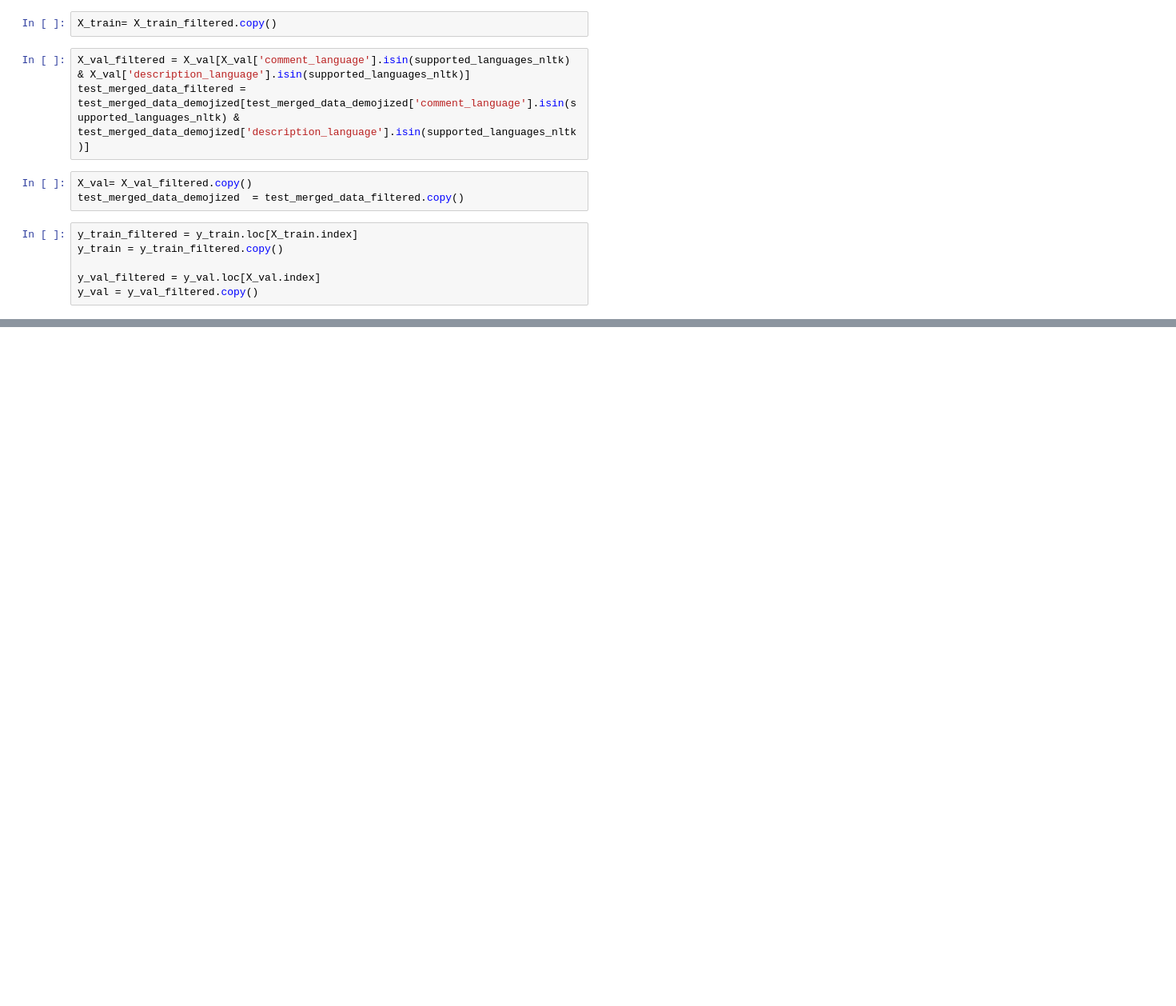
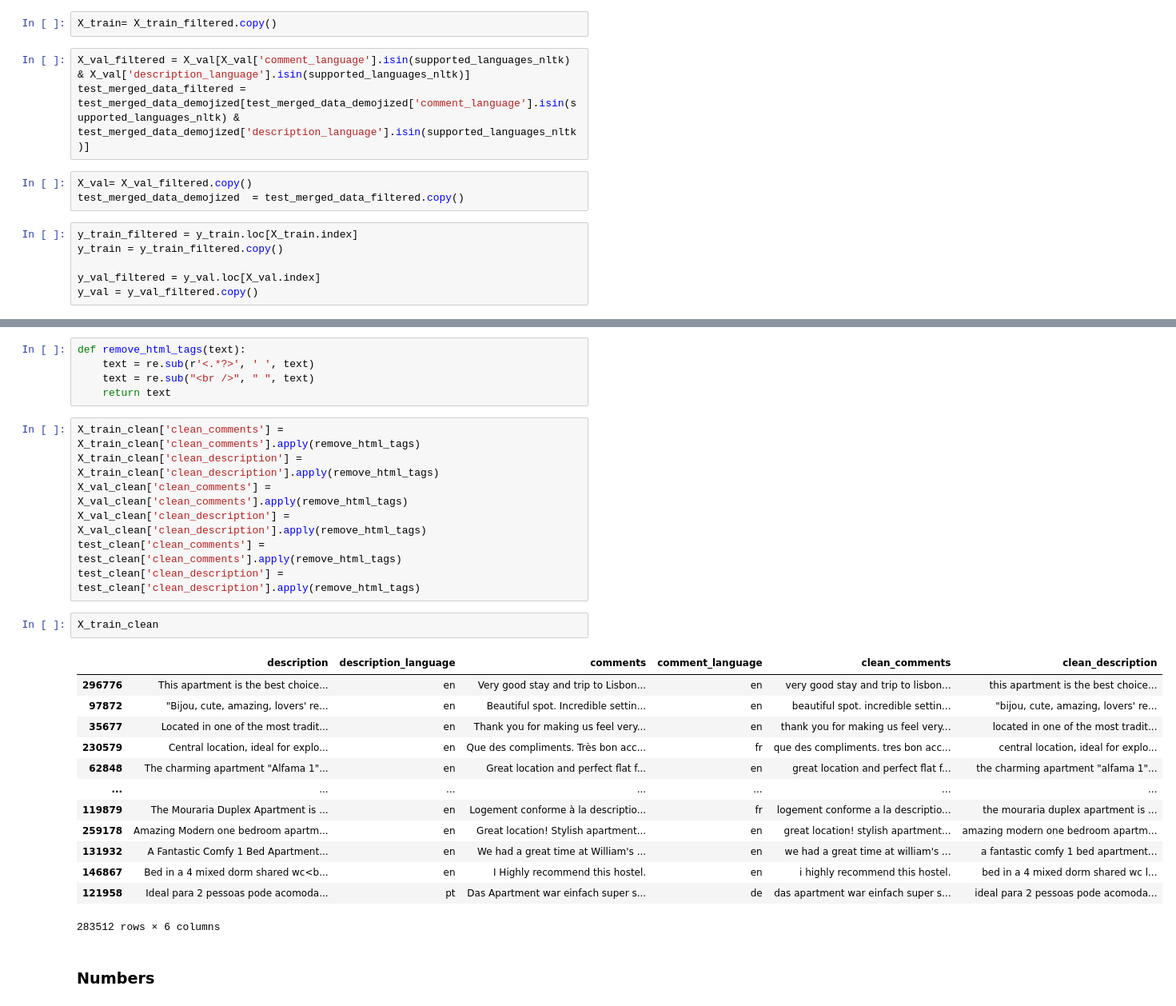
Before and after one commit to beatrizdsantosss/Text-mining-project-, a Jupyter notebook: NLP_45.ipynb, the cells around one changed output, grey strips where cells are left out. Shown: that part at 80% size. Saved outputs shown, nothing was run; the diff lists cells and outputs as text; blank space fills up the shorter version.

```diff
--- a/NLP_45.ipynb
+++ b/NLP_45.ipynb
@@ -1526,0 +1377,30 @@ X_train_clean
+# %%
+def remove_html_tags(text):
+    text = re.sub(r'<.*?>', ' ', text)
+    text = re.sub("<br />", " ", text)
+    return text
+# %%
+X_train_clean['clean_comments'] = X_train_clean['clean_comments'].apply(remove_html_tags)
+X_train_clean['clean_description'] = X_train_clean['clean_description'].apply(remove_html_tags)
+X_val_clean['clean_comments'] = X_val_clean['clean_comments'].apply(remove_html_tags)
+X_val_clean['clean_description'] = X_val_clean['clean_description'].apply(remove_html_tags)
+test_clean['clean_comments'] = test_clean['clean_comments'].apply(remove_html_tags)
+test_clean['clean_description'] = test_clean['clean_description'].apply(remove_html_tags)
+# %%
+X_train_clean
+# %% [output]
+|  | description | description_language | comments | comment_language | clean_comments | clean_description |
+| 296776 | This apartment is the best choice... | en | Very good stay and trip to Lisbon... | en | very good stay and trip to lisbon... | this apartment is the best choice... |
+| 97872 | "Bijou, cute, amazing, lovers' re... | en | Beautiful spot. Incredible settin... | en | beautiful spot. incredible settin... | "bijou, cute, amazing, lovers' re... |
+| 35677 | Located in one of the most tradit... | en | Thank you for making us feel very... | en | thank you for making us feel very... | located in one of the most tradit... |
+| 230579 | Central location, ideal for explo... | en | Que des compliments. Très bon acc... | fr | que des compliments. tres bon acc... | central location, ideal for explo... |
+| 62848 | The charming apartment "Alfama 1"... | en | Great location and perfect flat f... | en | great location and perfect flat f... | the charming apartment "alfama 1"... |
+| ... | ... | ... | ... | ... | ... | ... |
+| 119879 | The Mouraria Duplex Apartment is ... | en | Logement conforme à la descriptio... | fr | logement conforme a la descriptio... | the mouraria duplex apartment is ... |
+| 259178 | Amazing Modern one bedroom apartm... | en | Great location! Stylish apartment... | en | great location! stylish apartment... | amazing modern one bedroom apartm... |
+| 131932 | A Fantastic Comfy 1 Bed Apartment... | en | We had a great time at William's ... | en | we had a great time at william's ... | a fantastic comfy 1 bed apartment... |
+| 146867 | Bed in a 4 mixed dorm shared wc<b... | en | I Highly recommend this hostel. | en | i highly recommend this hostel. | bed in a 4 mixed dorm shared wc l... |
+| 121958 | Ideal para 2 pessoas pode acomoda... | pt | Das Apartment war einfach super s... | de | das apartment war einfach super s... | ideal para 2 pessoas pode acomoda... |
+283512 rows × 6 columns
+# %% [markdown]
+### Numbers
```
Also changed, not shown: parts of 78 cells of this notebook.
